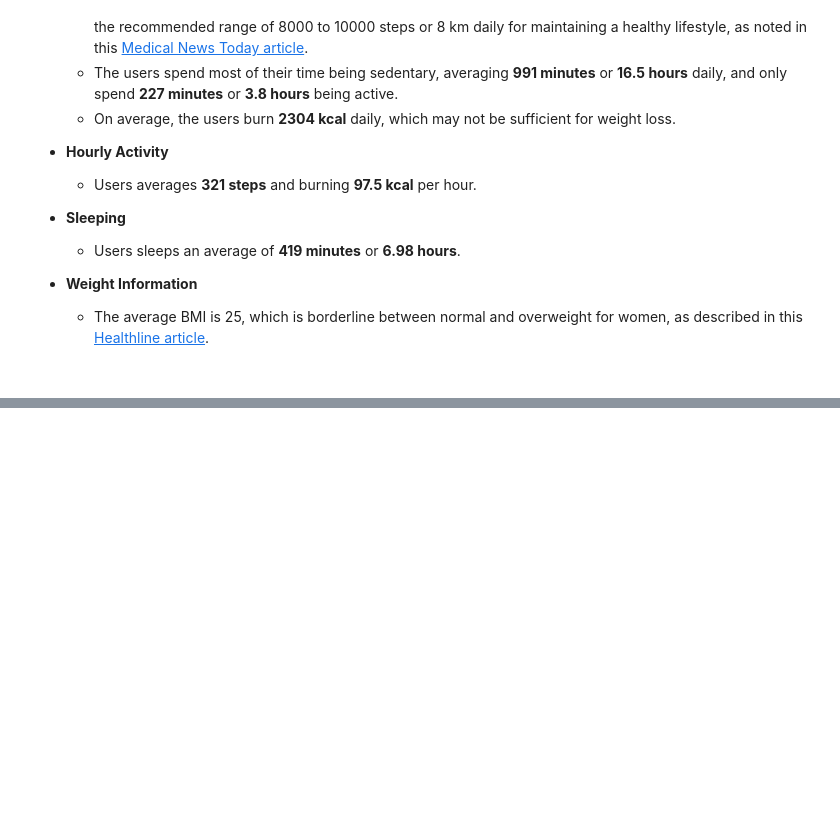
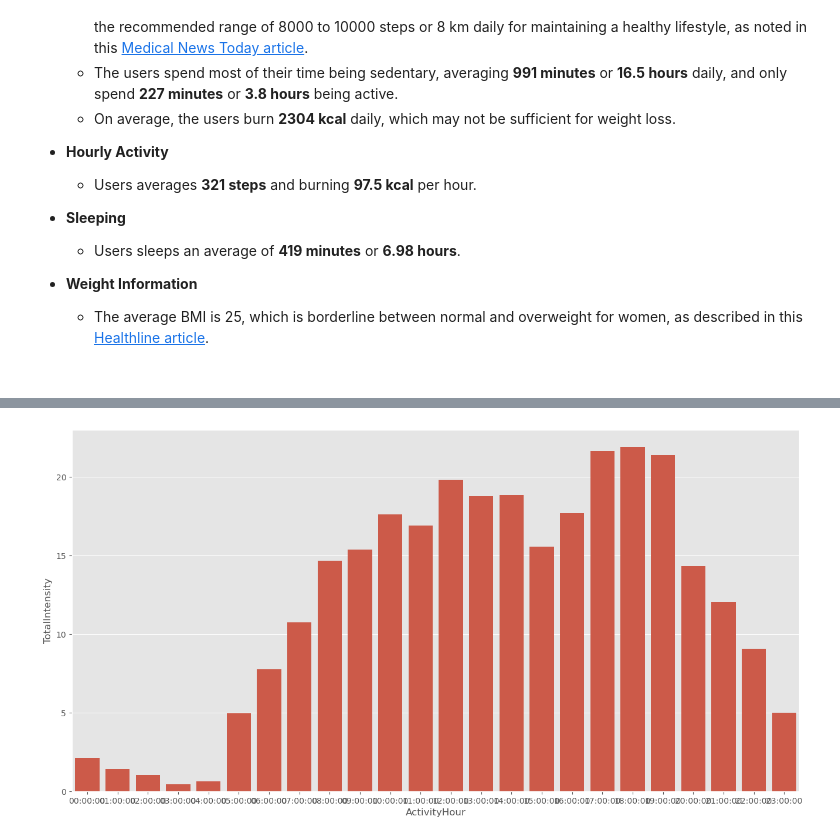
Before and after one commit to Klekzee/Case-Studies, a Jupyter notebook: 01-GoogleCapstone1/BellaBeat.ipynb, the cells around one changed output, grey strips where cells are left out. Drawn from its saved outputs; the diff is of its cells as text; code cells hidden in the pictures; blank space fills up the shorter version.

```diff
--- a/01-GoogleCapstone1/BellaBeat.ipynb
+++ b/01-GoogleCapstone1/BellaBeat.ipynb
@@ -489,0 +501,8 @@ display(weight_columns.describe())
+# %%
+plt.figure(figsize=(16, 8))
+
+sns.barplot(df_hourly_grouped, x='ActivityHour', y='TotalIntensity')
+
+plt.show()
+# %% [output]
+[figure, added]
```
Also changed, not shown: parts of 6 cells of this notebook.
